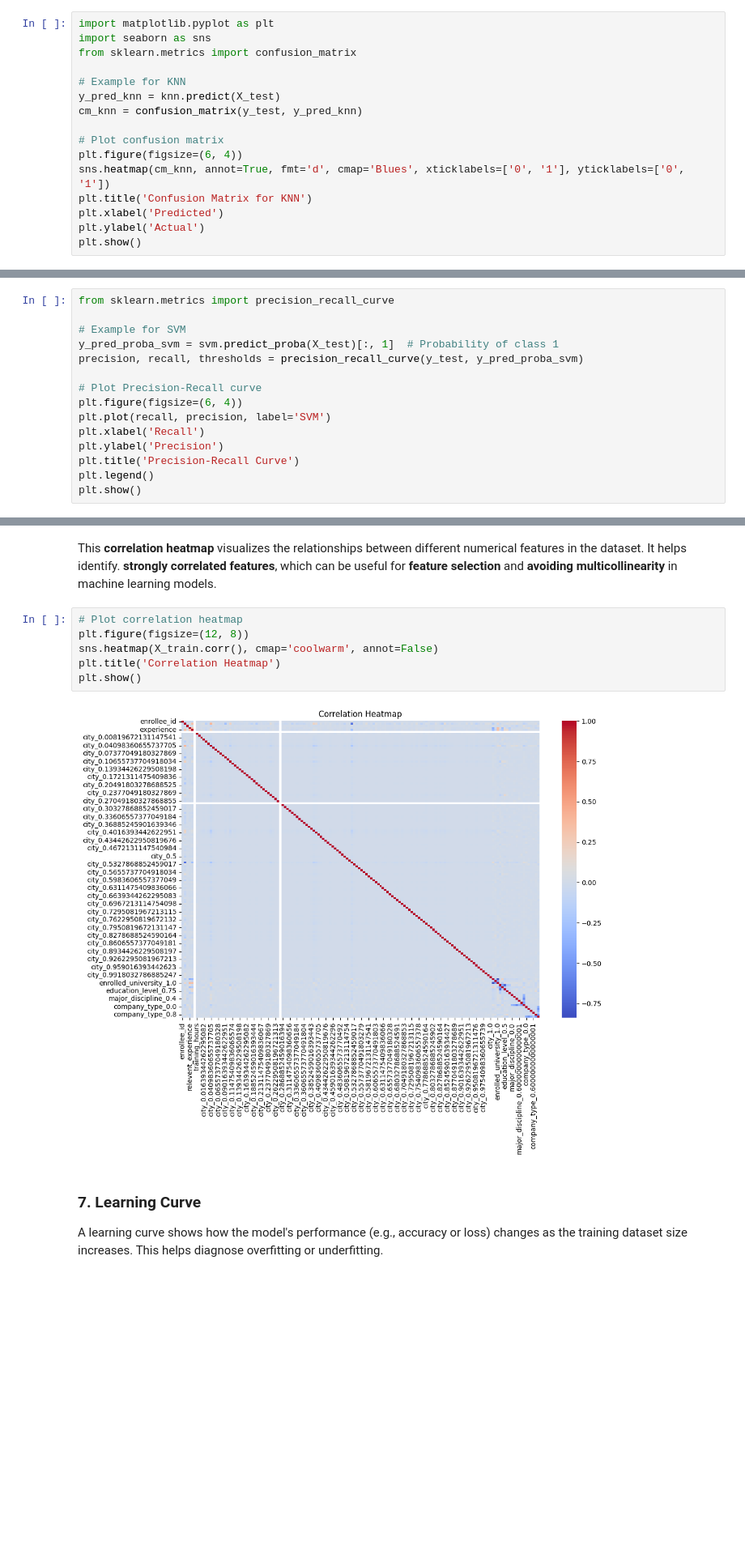
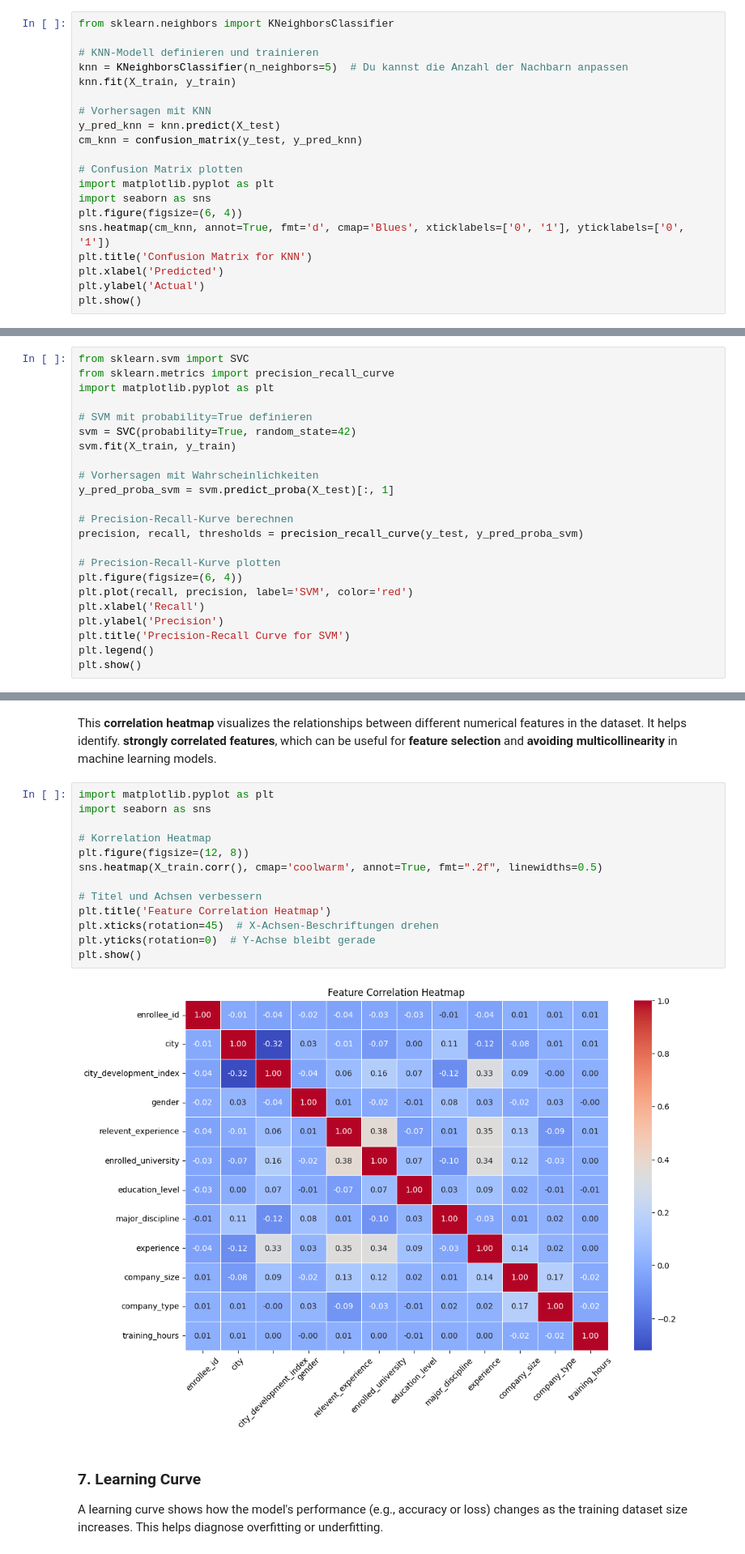
Before and after one commit to Gulcan82/Data_science_job_data_set, a Jupyter notebook: data_science.ipynb, the cells around one changed output, grey strips where cells are left out. Shown at 81% size. Drawn from its saved outputs; the diff is of its cells as text; blank space fills up the shorter version.

```diff
--- a/data_science.ipynb
+++ b/data_science.ipynb
@@ -786,15 +838,19 @@ weighted avg       0.76      0.76      0.76      3794
 ### 1. Confusion Matrix
 A confusion matrix helps visualize the performance of a classification model by showing the true positives, true negatives, false positives, and false negatives.
 # %%
-import matplotlib.pyplot as plt
-import seaborn as sns
-from sklearn.metrics import confusion_matrix
+from sklearn.neighbors import KNeighborsClassifier
 
-# Example for KNN
+# KNN-Modell definieren und trainieren
+knn = KNeighborsClassifier(n_neighbors=5)  # Du kannst die Anzahl der Nachbarn anpassen
+knn.fit(X_train, y_train)
+
+# Vorhersagen mit KNN
 y_pred_knn = knn.predict(X_test)
 cm_knn = confusion_matrix(y_test, y_pred_knn)
 
-# Plot confusion matrix
+# Confusion Matrix plotten
+import matplotlib.pyplot as plt
+import seaborn as sns
 plt.figure(figsize=(6, 4))
 sns.heatmap(cm_knn, annot=True, fmt='d', cmap='Blues', xticklabels=['0', '1'], yticklabels=['0', '1'])
 plt.title('Confusion Matrix for KNN')
@@ -829,18 +884,26 @@ plt.show()
 ### 3. Precision-Recall Curve
 The precision-recall curve is useful for imbalanced datasets. It shows the trade-off between precision and recall for different classification thresholds.
 # %%
+from sklearn.svm import SVC
 from sklearn.metrics import precision_recall_curve
+import matplotlib.pyplot as plt
 
-# Example for SVM
-y_pred_proba_svm = svm.predict_proba(X_test)[:, 1]  # Probability of class 1
+# SVM mit probability=True definieren
+svm = SVC(probability=True, random_state=42)
+svm.fit(X_train, y_train)
+
+# Vorhersagen mit Wahrscheinlichkeiten
+y_pred_proba_svm = svm.predict_proba(X_test)[:, 1]
+
+# Precision-Recall-Kurve berechnen
 precision, recall, thresholds = precision_recall_curve(y_test, y_pred_proba_svm)
 
-# Plot Precision-Recall curve
+# Precision-Recall-Kurve plotten
 plt.figure(figsize=(6, 4))
-plt.plot(recall, precision, label='SVM')
+plt.plot(recall, precision, label='SVM', color='red')
 plt.xlabel('Recall')
 plt.ylabel('Precision')
-plt.title('Precision-Recall Curve')
+plt.title('Precision-Recall Curve for SVM')
 plt.legend()
 plt.show()
 # %% [output]
@@ -891,13 +969,20 @@ This **correlation heatmap** visualizes the relationships between different nume
 **strongly correlated features**, which can be useful for **feature selection** and
 **avoiding multicollinearity** in machine learning models.
 # %%
-# Plot correlation heatmap
+import matplotlib.pyplot as plt
+import seaborn as sns
+
+# Korrelation Heatmap
 plt.figure(figsize=(12, 8))
-sns.heatmap(X_train.corr(), cmap='coolwarm', annot=False)
-plt.title('Correlation Heatmap')
+sns.heatmap(X_train.corr(), cmap='coolwarm', annot=True, fmt=".2f", linewidths=0.5)
+
+# Titel und Achsen verbessern
+plt.title('Feature Correlation Heatmap')
+plt.xticks(rotation=45)  # X-Achsen-Beschriftungen drehen
+plt.yticks(rotation=0)  # Y-Achse bleibt gerade
 plt.show()
 # %% [output]
-[figure, old version]
+[figure, new version]
 # %% [markdown]
 ### 7. Learning Curve
 A learning curve shows how the model's performance (e.g., accuracy or loss) changes as the training dataset size increases. This helps diagnose overfitting or underfitting.
```
Also changed, not shown: parts of 37 cells of this notebook.
